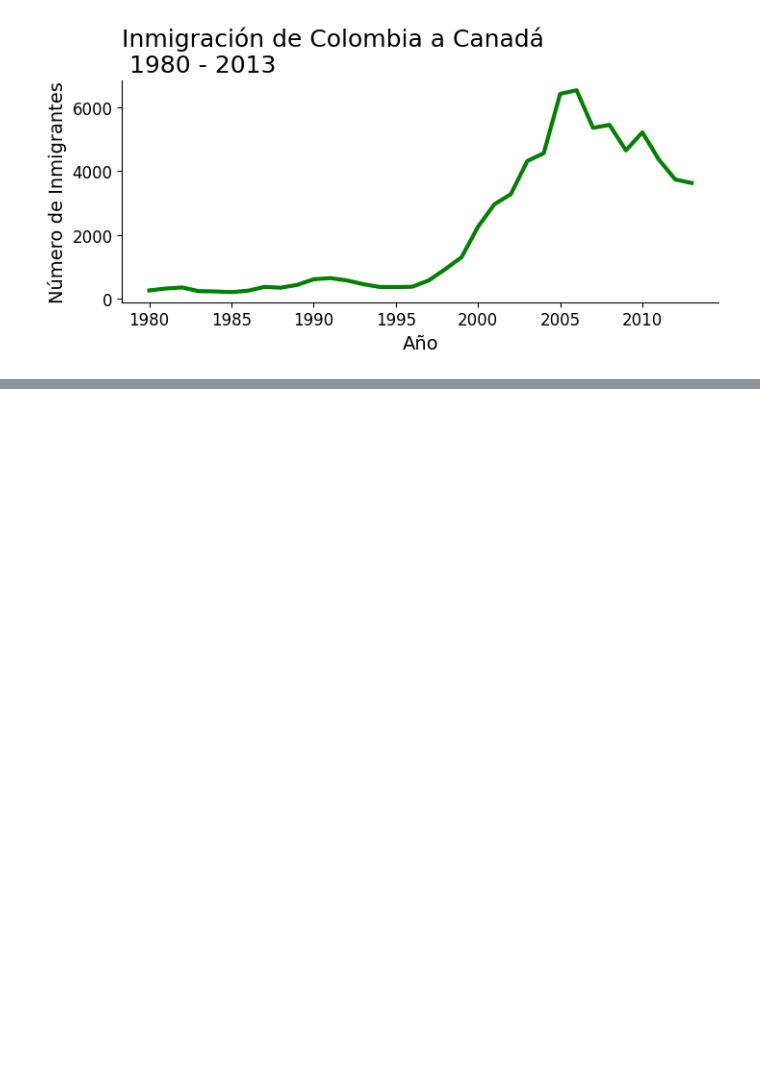
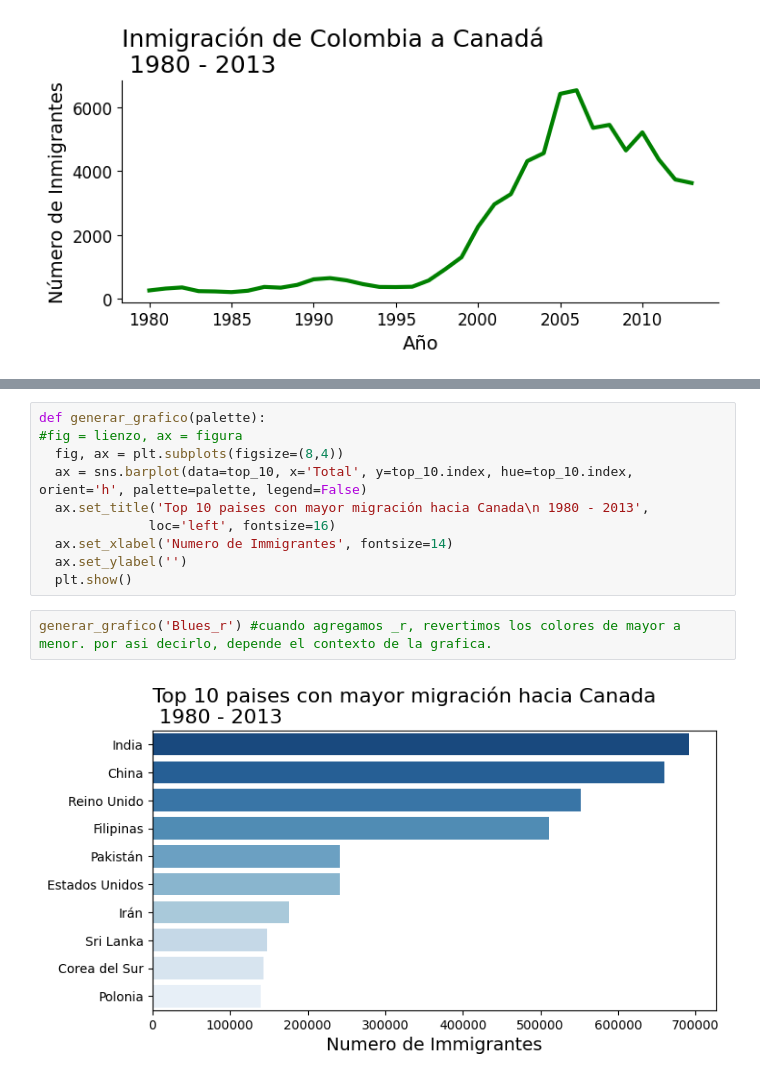
Before and after one commit to AndresCMontejo/Visualizaci-n-de-datos-con-Python-Matplotlib-Seaborn-y-Plotly, a Jupyter notebook: visualizacion_de_datos_con_python.ipynb, the cells around one changed output, grey strips where cells are left out. Cells and saved outputs as stored; diff of their text form; blank space fills up the shorter version.

```diff
--- a/visualizacion_de_datos_con_python.ipynb
+++ b/visualizacion_de_datos_con_python.ipynb
@@ -486,0 +537,14 @@ plt.show()
+# %%
+def generar_grafico(palette):
+#fig = lienzo, ax = figura
+  fig, ax = plt.subplots(figsize=(8,4))
+  ax = sns.barplot(data=top_10, x='Total', y=top_10.index, hue=top_10.index, orient='h', palette=palette, legend=False)
+  ax.set_title('Top 10 paises con mayor migración hacia Canada\n 1980 - 2013',
+              loc='left', fontsize=16)
+  ax.set_xlabel('Numero de Immigrantes', fontsize=14)
+  ax.set_ylabel('')
+  plt.show()
+# %%
+generar_grafico('Blues_r') #cuando agregamos _r, revertimos los colores de mayor a menor. por asi decirlo, depende el contexto de la grafica.
+# %% [output]
+[figure, added]
```
Also changed, not shown: parts of 10 cells of this notebook.
